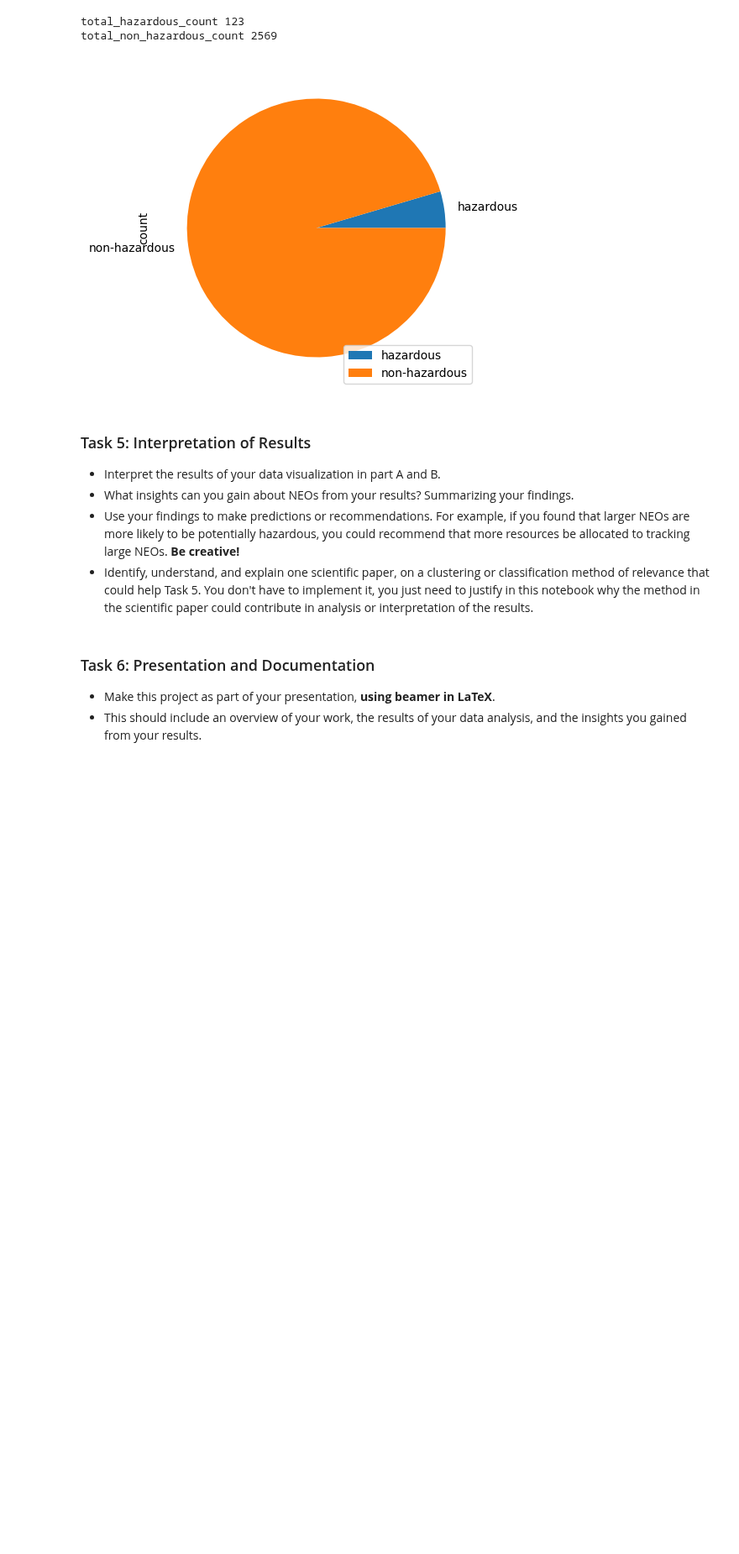
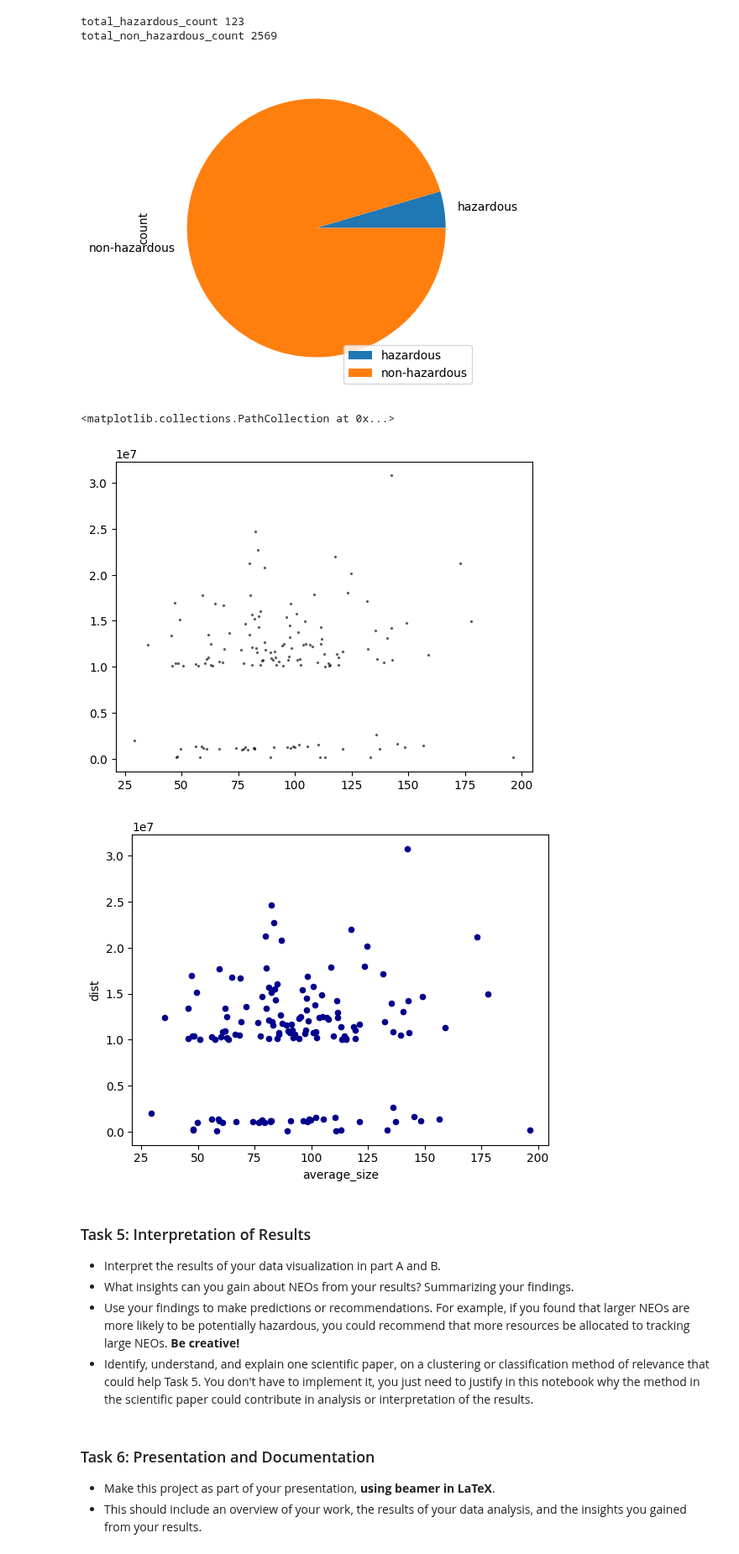
Before and after one commit to ngiorda4/NYC-Taxi-Analysis-and-Forecasting, a Jupyter notebook: 5_nasa_data_collection_and_visualization.ipynb, the cells around one changed output. Shown at 84% size. Drawn from its saved outputs; the diff is of its cells as text; code cells hidden in the pictures; blank space fills up the shorter version.

Commit message:
Add scatter plot for neo size and approach distance correlation

```diff
--- a/5_nasa_data_collection_and_visualization.ipynb
+++ b/5_nasa_data_collection_and_visualization.ipynb
@@ -125,13 +125,16 @@ dates_contained_in_data = list(data_dict.keys())
 average_sizes = calculate_average_neo_size(data_dict)
 
 # Convert the dictionary to a DataFrame
-df = pd.DataFrame.from_dict(average_sizes, orient='index', columns=['average_size'])
+average_size_df = pd.DataFrame.from_dict(average_sizes, orient='index', columns=['average_size'])
 
 # Sort the DataFrame by date if needed
-df = df.sort_index()
+average_size_df = average_size_df.sort_index()
+
+# enumerate for index
+# average_size_df = average_size_df.reset_index(names='date')
 
 # Print the DataFrame
-print(df)
+print(average_size_df)
 # %% [output]
             average_size
 2022-01-01    164.069506
@@ -215,6 +218,8 @@ print("Pre-drop count:", len(neo_df))
 neo_df = neo_df.drop_duplicates()
 print("Post-drop count:", len(neo_df))
 neo_df = neo_df.reset_index(drop=True)
+neo_df = neo_df.set_index('date') # set index to date
+neo_df.index.name = None # remove date label
 print(neo_df)
 
 dangerous_df = pd.DataFrame(dangerous_list, columns=['date', 'proportion'])
@@ -222,6 +227,8 @@ print("Pre-drop count:", len(dangerous_df))
 dangerous_df = dangerous_df.drop_duplicates()
 print("Post-drop count:", len(dangerous_df))
 dangerous_df = dangerous_df.reset_index(drop=True)
+dangerous_df = dangerous_df.set_index('date') # set index to date
+dangerous_df.index.name = None # remove date label
 print(dangerous_df)
 
 display(neo_df.to_string())
@@ -350,6 +373,26 @@ hazardous_plot = hazardous_df.plot.pie(y='count', figsize=(5,5))
 total_hazardous_count 123
 total_non_hazardous_count 2569
 [figure]
+# %%
+import matplotlib.pyplot as plt
+
+only_approach_df = neo_df['dist']
+# print(average_size_df)
+# print(only_approach_df)
+
+both_frames = average_size_df.join(only_approach_df)
+both_frames['dist'] = both_frames['dist'].astype(float) # convert to float, otherwise object won't work
+# print(both_frames)
+
+fig, ax = plt.subplots()
+
+# two methods
+ax1 = both_frames.plot.scatter(x='average_size', y='dist', c='DarkBlue')
+ax.scatter(both_frames['average_size'].to_numpy(), both_frames['dist'].to_numpy(), s=2, c='black', alpha=0.5)
+# %% [output]
+<matplotlib.collections.PathCollection at 0x...>
+[figure, added]
+[figure, added]
 # %% [markdown]
 ### Task 5: Interpretation of Results
 
```
Also changed, not shown: parts of 1 cell of this notebook.
